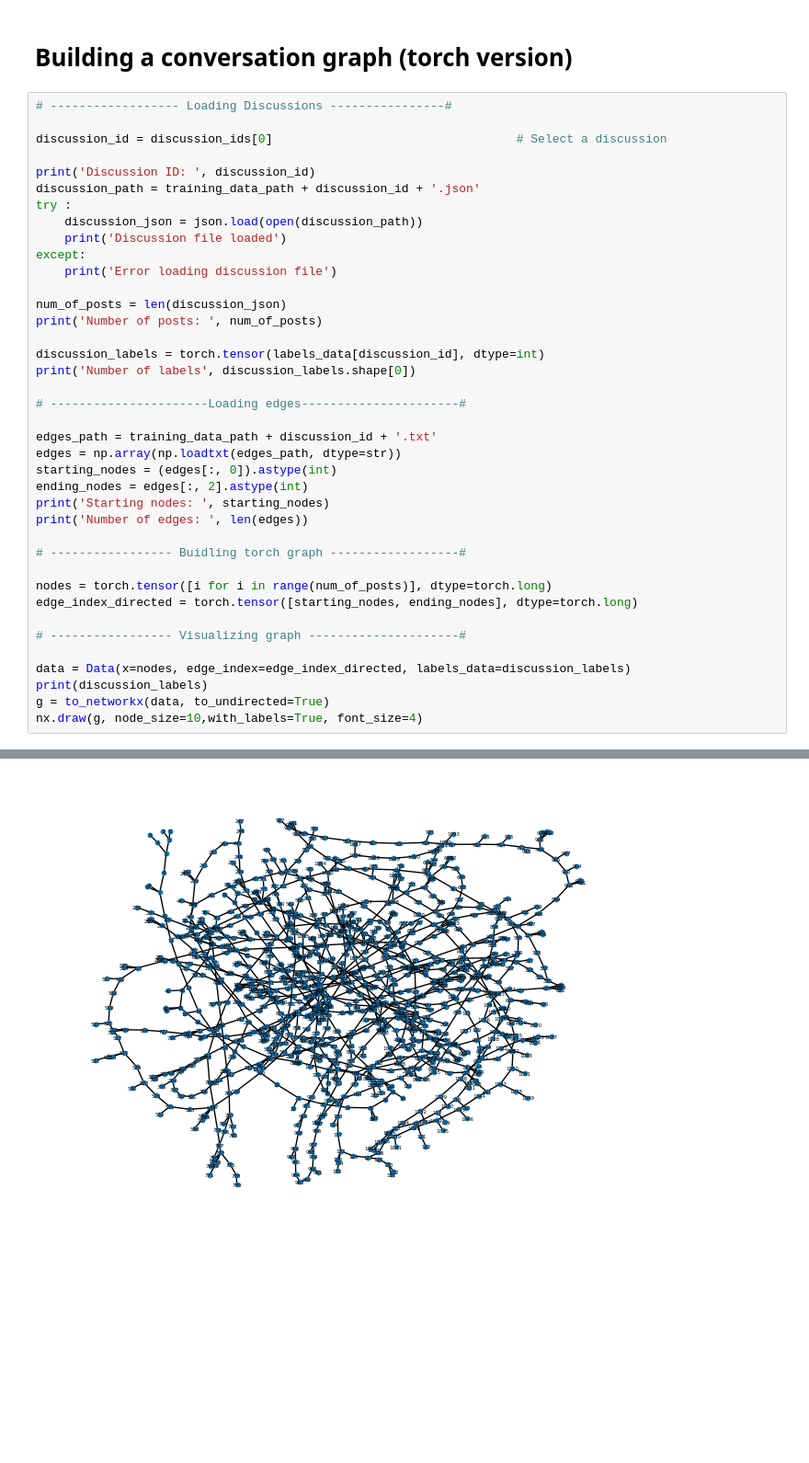
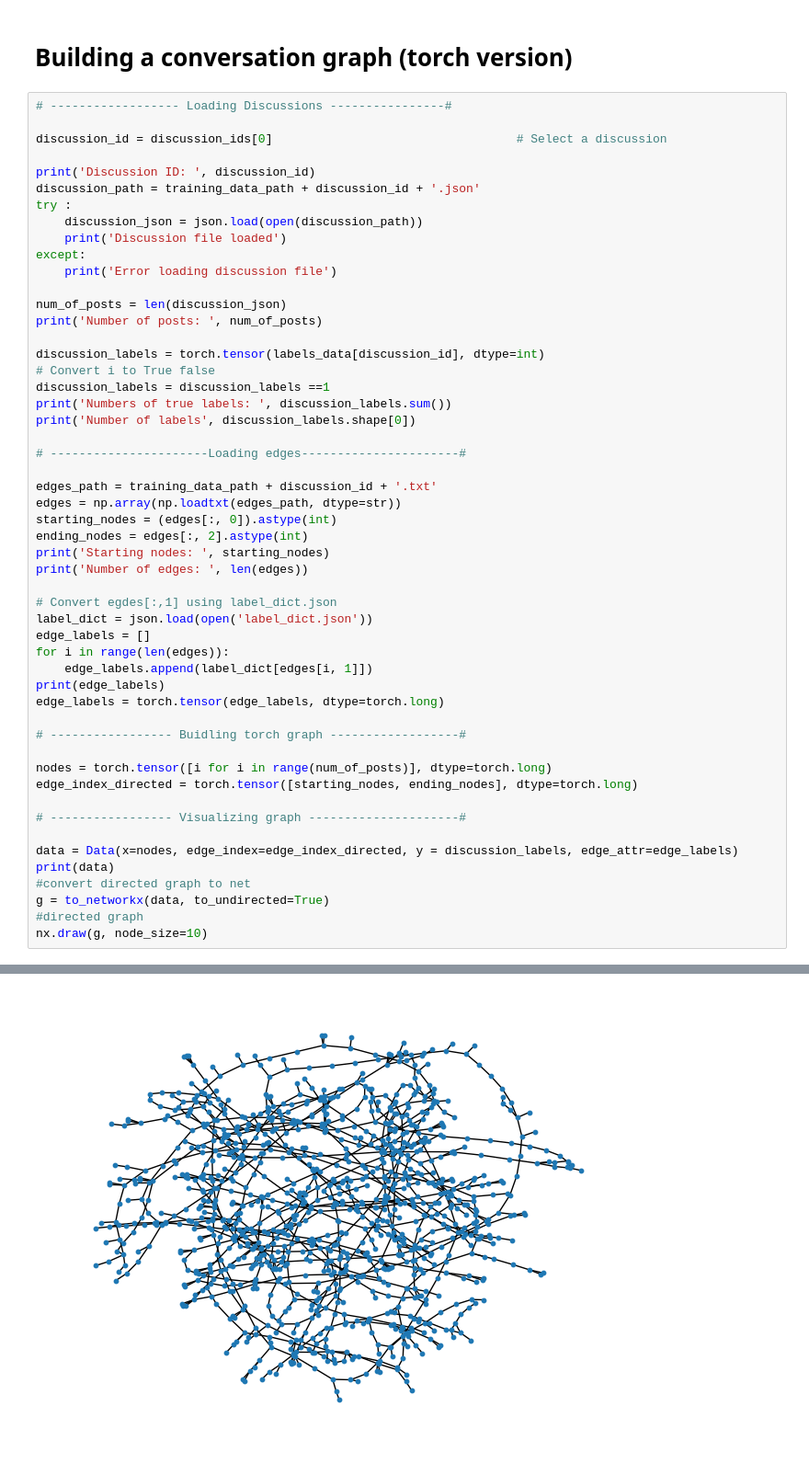
Before and after one commit to Canevaze/Kaggle-competition---Extractive-Summarization-with-Discourse-Graphs, a Jupyter notebook: data_exploration_with_torch.ipynb, the cells around one changed output, grey strips where cells are left out. Shown at 92% size. Saved outputs shown, nothing was run; the diff lists cells and outputs as text; blank space fills up the shorter version.

```diff
--- a/data_exploration_with_torch.ipynb
+++ b/data_exploration_with_torch.ipynb
@@ -62,6 +62,9 @@ num_of_posts = len(discussion_json)
 print('Number of posts: ', num_of_posts)
 
 discussion_labels = torch.tensor(labels_data[discussion_id], dtype=int)
+# Convert i to True false
+discussion_labels = discussion_labels ==1
+print('Numbers of true labels: ', discussion_labels.sum())
 print('Number of labels', discussion_labels.shape[0])
 
 # ----------------------Loading edges----------------------#
@@ -73,6 +76,14 @@ ending_nodes = edges[:, 2].astype(int)
 print('Starting nodes: ', starting_nodes)
 print('Number of edges: ', len(edges))
 
+# Convert egdes[:,1] using label_dict.json
+label_dict = json.load(open('label_dict.json'))
+edge_labels = []
+for i in range(len(edges)):
+    edge_labels.append(label_dict[edges[i, 1]])
+print(edge_labels)
+edge_labels = torch.tensor(edge_labels, dtype=torch.long)
+
 # ----------------- Buidling torch graph ------------------#
 
 nodes = torch.tensor([i for i in range(num_of_posts)], dtype=torch.long)
@@ -80,10 +91,12 @@ edge_index_directed = torch.tensor([starting_nodes, ending_nodes], dtype=torch.l
 
 # ----------------- Visualizing graph ---------------------#
 
-data = Data(x=nodes, edge_index=edge_index_directed, labels_data=discussion_labels)
-print(discussion_labels)
+data = Data(x=nodes, edge_index=edge_index_directed, y = discussion_labels, edge_attr=edge_labels)
+print(data)
+#convert directed graph to net
 g = to_networkx(data, to_undirected=True)
-nx.draw(g, node_size=10,with_labels=True, font_size=4)
+#directed graph
+nx.draw(g, node_size=10)
 # %% [output]
 Discussion ID:  IS1003d
 Discussion file loaded
@@ -95 +110 @@ tensor([0, 0, 0,  ..., 0, 0, 0])
-[figure, old version]
+[figure, new version]
```
Also changed, not shown: parts of 3 cells of this notebook.
